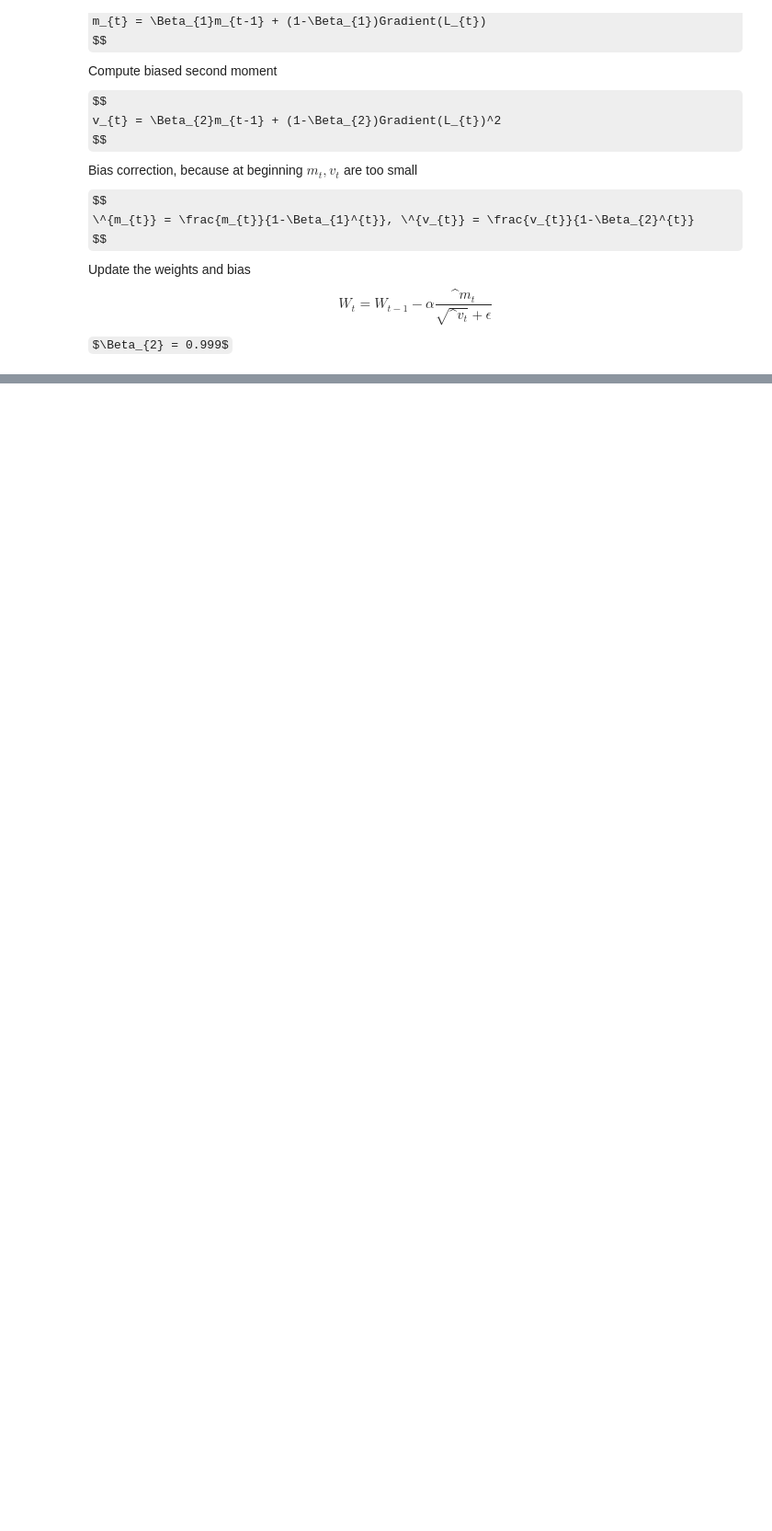
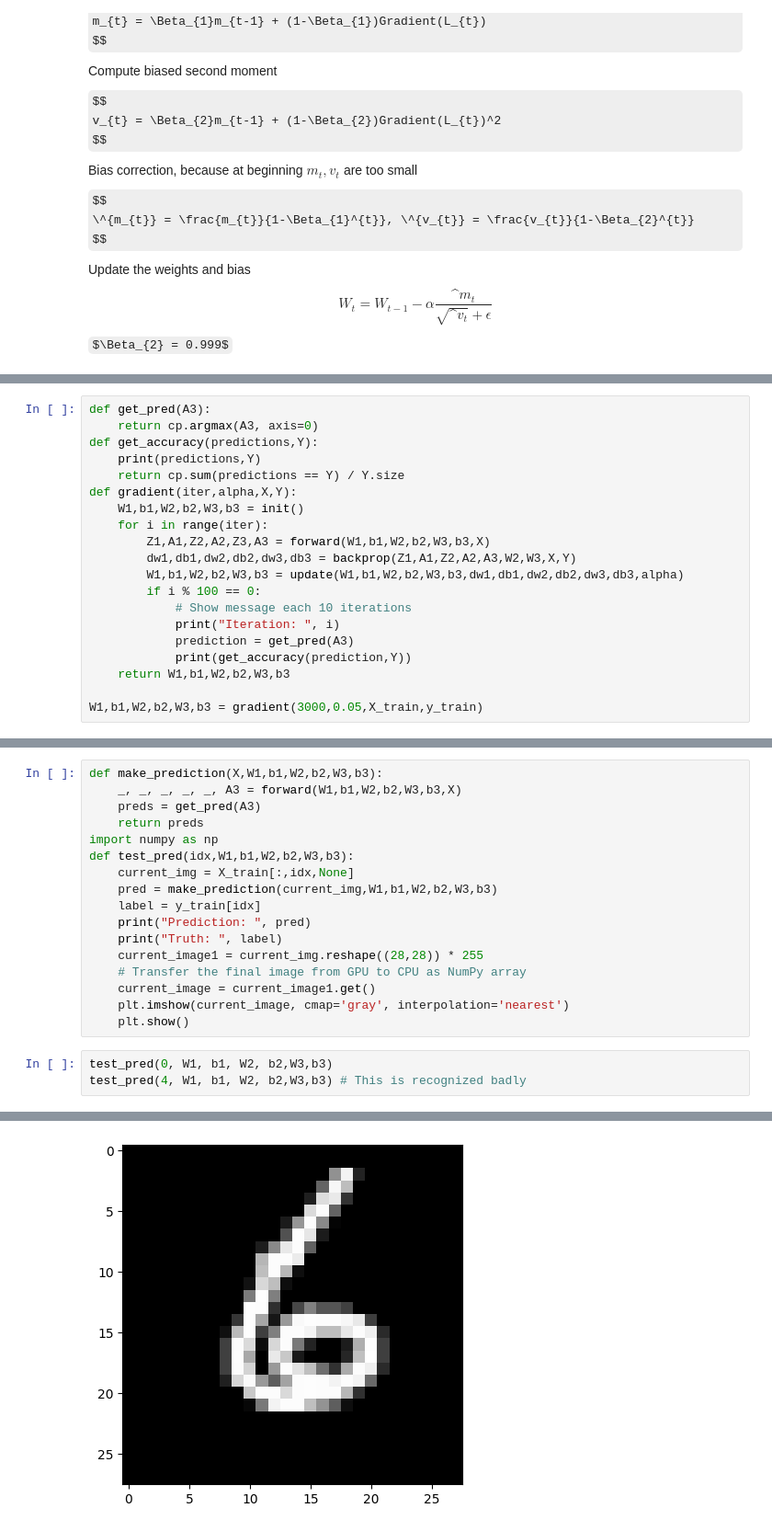
Before and after one commit to KOlCIqwq/ML, a Jupyter notebook: Neural Network.ipynb, the cells around one changed output, grey strips where cells are left out. Shown at 92% size. Drawn from its saved outputs; the diff is of its cells as text; some formulas as TeX source; blank space fills up the shorter version.

```diff
--- a/Neural Network.ipynb
+++ b/Neural Network.ipynb
@@ -228,0 +328,20 @@ $\Beta_{2} = 0.999$
+# %%
+def get_pred(A3):
+    return cp.argmax(A3, axis=0)
+def get_accuracy(predictions,Y):
+    print(predictions,Y)
+    return cp.sum(predictions == Y) / Y.size
+def gradient(iter,alpha,X,Y):
+    W1,b1,W2,b2,W3,b3 = init()
+    for i in range(iter):
+        Z1,A1,Z2,A2,Z3,A3 = forward(W1,b1,W2,b2,W3,b3,X)
+        dw1,db1,dw2,db2,dw3,db3 = backprop(Z1,A1,Z2,A2,A3,W2,W3,X,Y)
+        W1,b1,W2,b2,W3,b3 = update(W1,b1,W2,b2,W3,b3,dw1,db1,dw2,db2,dw3,db3,alpha)
+        if i % 100 == 0:
+            # Show message each 10 iterations
+            print("Iteration: ", i)
+            prediction = get_pred(A3)
+            print(get_accuracy(prediction,Y))
+    return W1,b1,W2,b2,W3,b3
+
+W1,b1,W2,b2,W3,b3 = gradient(3000,0.05,X_train,y_train)
@@ -228,0 +366,21 @@ $\Beta_{2} = 0.999$
+# %%
+def make_prediction(X,W1,b1,W2,b2,W3,b3):
+    _, _, _, _, _, A3 = forward(W1,b1,W2,b2,W3,b3,X)
+    preds = get_pred(A3)
+    return preds
+import numpy as np
+def test_pred(idx,W1,b1,W2,b2,W3,b3):
+    current_img = X_train[:,idx,None]
+    pred = make_prediction(current_img,W1,b1,W2,b2,W3,b3)
+    label = y_train[idx]
+    print("Prediction: ", pred)
+    print("Truth: ", label)
+    current_image1 = current_img.reshape((28,28)) * 255
+    # Transfer the final image from GPU to CPU as NumPy array
+    current_image = current_image1.get()
+    plt.imshow(current_image, cmap='gray', interpolation='nearest')
+    plt.show()
+# %%
+test_pred(0, W1, b1, W2, b2,W3,b3)
+test_pred(4, W1, b1, W2, b2,W3,b3) # This is recognized badly
+# %% [output]
@@ -228,0 +389 @@ $\Beta_{2} = 0.999$
+[figure, added]
```
Also changed, not shown: parts of 9 cells of this notebook, 1 other file.
